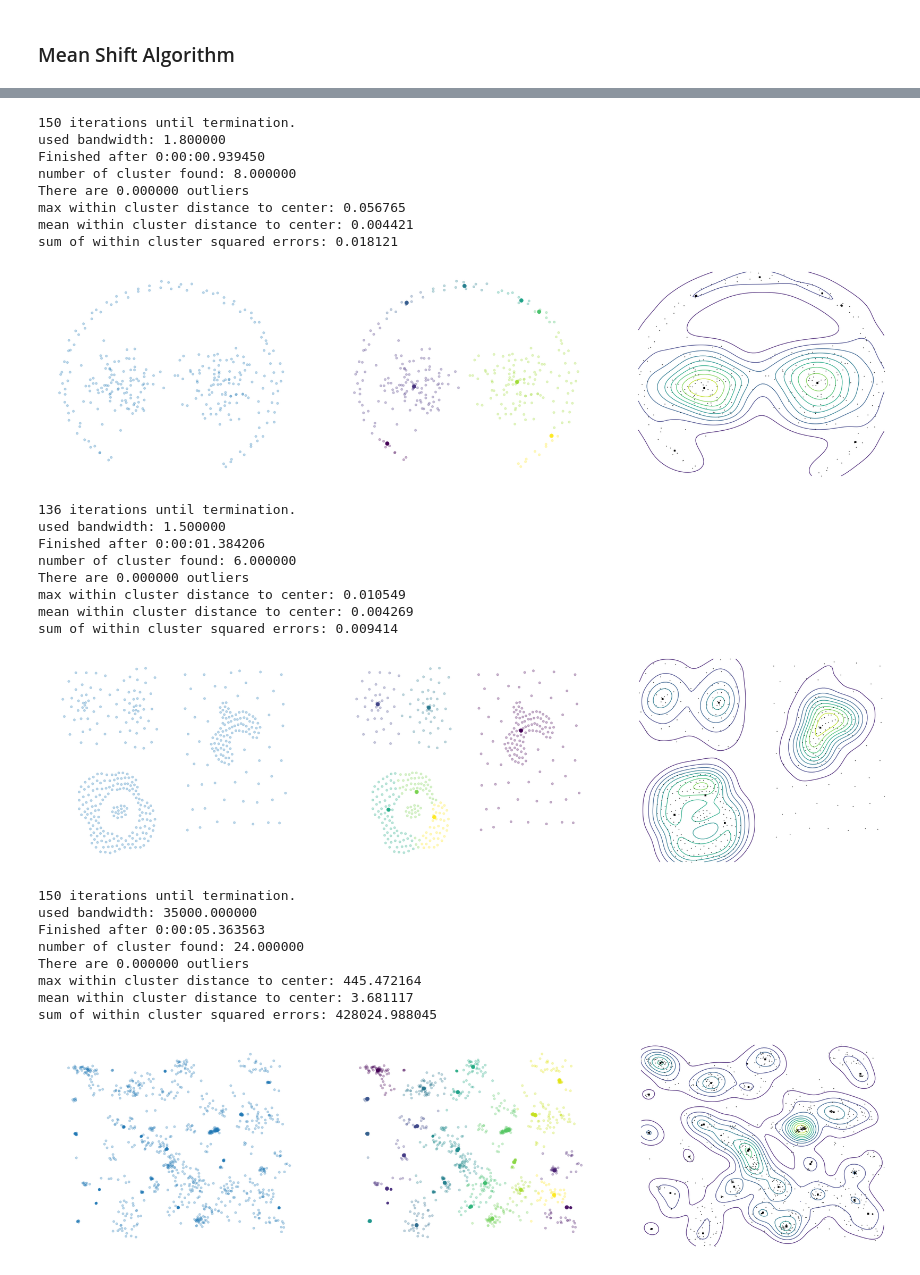
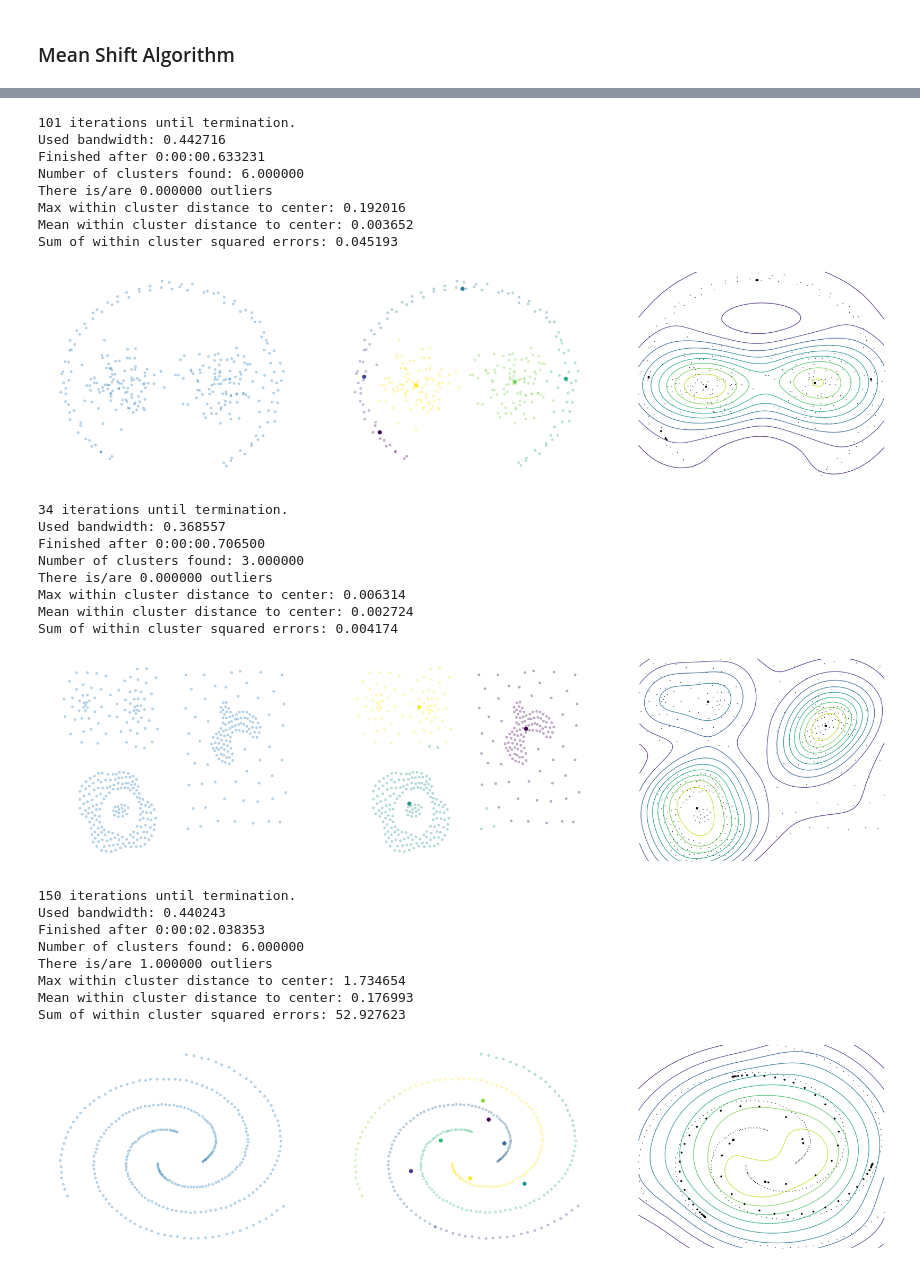
Before and after one commit to clustertoolsgroup/clustertools_project, a Jupyter notebook: more_examples.ipynb, the cells around one changed output, grey strips where cells are left out. Cells and saved outputs as stored; diff of their text form; code cells hidden in the pictures.

Commit message:
added scale_data and added MeanShift class to density.py
Scaling the data improves the automatic bandwidth estimation for the
mean shift

```diff
--- a/more_examples.ipynb
+++ b/more_examples.ipynb
@@ -8,15 +8,15 @@ from clustertools.load_data import load_spiral_data, load_aggregation_data, load
 # %%
 f, axarr = plt.subplots(1,3, figsize=(40,10))
 
-spiral=load_spiral_data()
+spiral=load_spiral_data(scale = 'True')
 axarr[0].scatter(spiral[:,0],spiral[:,1],alpha=.3)
 axarr[0].axis('off')
 
-aggr=load_aggregation_data()
+aggr=load_aggregation_data(scale = 'True')
 axarr[1].scatter(aggr[:,0],aggr[:,1],alpha=.3)
 axarr[1].axis('off')
 
-birch1=load_birch1_data()
+birch1=load_birch1_data(scale = 'True')
 axarr[2].scatter(birch1[:,0],birch1[:,1],alpha=.3)
 axarr[2].axis('off')
 
@@ -194,6 +192,6 @@ sum of within cluster squared errors: 0.002717
 # %%
 data = pathbased
-ms3 = MeanShift(data,  1.8)
+ms3 = MeanShift(data)
 ms3.fit()
 clusterlocations = ms3._cluster_centers
 results = ms3._results
@@ -224,18 +222,18 @@ axarr[2].axis('off')
 
 plt.show()
 # %% [output]
-150 iterations until termination.
-used bandwidth: 1.800000
-Finished after 0:00:00.939450
-number of cluster found: 8.000000
-There are 0.000000 outliers
-max within cluster distance to center: 0.056765
-mean within cluster distance to center: 0.004421
-sum of within cluster squared errors: 0.018121
+101 iterations until termination.
+Used bandwidth: 0.442716
+Finished after 0:00:00.633231
+Number of clusters found: 6.000000
+There is/are 0.000000 outliers
+Max within cluster distance to center: 0.192016
+Mean within cluster distance to center: 0.003652
+Sum of within cluster squared errors: 0.045193
-[figure, old version]
+[figure, new version]
 # %%
 data = compound[:,:2]
-ms4 = MeanShift(data,  1.5)
+ms4 = MeanShift(data)
 ms4.fit()
 clusterlocations = ms4._cluster_centers
 results = ms4._results
@@ -266,54 +264,54 @@ axarr[2].axis('off')
 
 plt.show()
 # %% [output]
-136 iterations until termination.
-used bandwidth: 1.500000
-Finished after 0:00:01.384206
-number of cluster found: 6.000000
-There are 0.000000 outliers
-max within cluster distance to center: 0.010549
-mean within cluster distance to center: 0.004269
-sum of within cluster squared errors: 0.009414
+34 iterations until termination.
+Used bandwidth: 0.368557
+Finished after 0:00:00.706500
+Number of clusters found: 3.000000
+There is/are 0.000000 outliers
+Max within cluster distance to center: 0.006314
+Mean within cluster distance to center: 0.002724
+Sum of within cluster squared errors: 0.004174
-[figure, old version]
+[figure, new version]
 # %%
-data = birch3[np.arange(0,100000,100),:]
-ms5 = MeanShift(data,  35000)
+data = spiral
+ms5 = MeanShift(data)
 ms5.fit()
 clusterlocations = ms5._cluster_centers
 results = ms5._results
 labels = ms5._cluster_labels
 bandwidth = ms5._bandwidth
 
 f, axarr = plt.subplots(1,3, figsize=(40,10))
 
 axarr[0].scatter(data[:,0],data[:,1],alpha=.3)
 axarr[0].axis('off')
 
 axarr[1].scatter(data[:,0],data[:,1],alpha=.3, c = labels)
 if ms5._outliers >0:
     axarr[1].scatter(clusterlocations[:,0],clusterlocations[:,1],s = 100, alpha=1, c = np.arange(0,max(labels)+1))
 else:
     axarr[1].scatter(clusterlocations[:,0],clusterlocations[:,1],s = 100, alpha=1, c = np.arange(1,max(labels)+1))
 axarr[1].scatter(data[labels==0][:,0],data[labels==0][:,1],s = 100, alpha=.3, marker='*')
 axarr[1].axis('off')
 
 [X, Y, Z] = plot_kde(data[:,0], data[:,1], bandwidth)
 ma=np.max(np.max(Z)) #max of density
 mi=np.min(np.min(Z)) #min of density
 levels=np.arange(mi,ma+(ma-mi)*0.099,(ma-mi)*0.1) #specify contour levels
 axarr[2].contour(X,Y,Z, levels)
 axarr[2].plot(data[:,0], data[:,1], 'k.', markersize=2, alpha=1)
 axarr[2].plot(results[:,0], results[:,1], 'k.', markersize=8)
 axarr[2].axis('off')
 
 plt.show()
 # %% [output]
 150 iterations until termination.
-used bandwidth: 35000.000000
-Finished after 0:00:05.363563
-number of cluster found: 24.000000
-There are 0.000000 outliers
-max within cluster distance to center: 445.472164
-mean within cluster distance to center: 3.681117
-sum of within cluster squared errors: 428024.988045
+Used bandwidth: 0.440243
+Finished after 0:00:02.038353
+Number of clusters found: 6.000000
+There is/are 1.000000 outliers
+Max within cluster distance to center: 1.734654
+Mean within cluster distance to center: 0.176993
+Sum of within cluster squared errors: 52.927623
-[figure, old version]
+[figure, new version]
```
Also changed, not shown: parts of 7 cells of this notebook, 3 other files.
